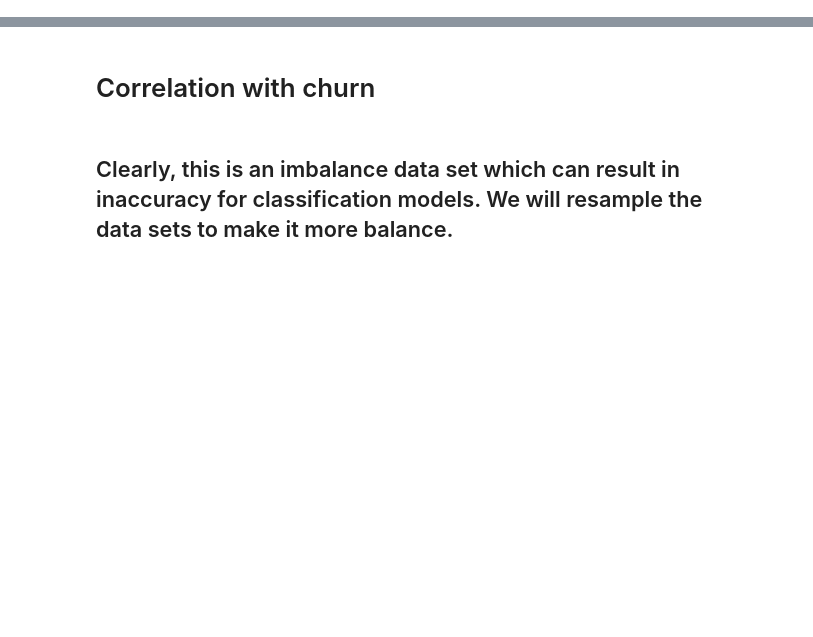
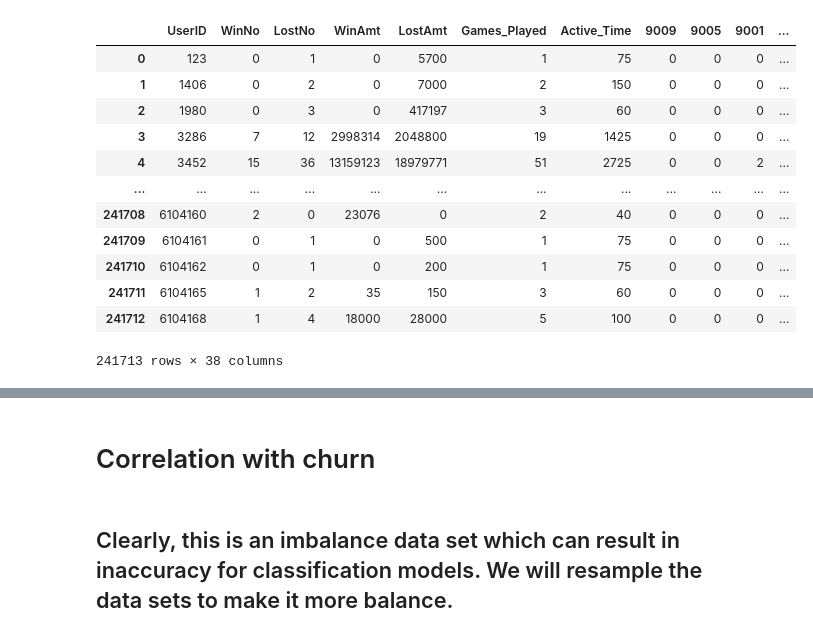
Before and after one commit to lechiben/churn-ltv-prediction, a Jupyter notebook: Churn Rate Prediction.ipynb, the cells around one changed output, grey strips where cells are left out. Cells and saved outputs as stored; diff of their text form; code cells hidden in the pictures; blank space fills up the shorter version.

```diff
--- a/Churn Rate Prediction.ipynb
+++ b/Churn Rate Prediction.ipynb
@@ -419,0 +301,4 @@ play_log_train
+# %%
+# Aggregates the attributes of unique users
+player_details=play_log_df.groupby(['UserID']).sum()[features_list].reset_index()
+player_details.head()
@@ -419,0 +313,32 @@ play_log_train
+# %%
+# Slice transactions that corresponds with the play log
+transactions_df_01_13_05_2020=transactions_df.loc[(transactions_df['Date']>='2020-05-01') & (transactions_df['Date']<='2020-05-13')]
+
+# Sum in-game purchase by users during t0 -> t4
+transactions_df_01_13_05_2020=pd.DataFrame(transactions_df_01_13_05_2020.groupby(['UserID']).sum()['Amount'])
+transactions_df_01_13_05_2020.reset_index(level='UserID')
+transactions_df_01_13_05_2020
+
+# Merge transactions records with play log and fill in 0 for users that did not make any purchase in the period
+player_details=player_details.merge(transactions_df_01_13_05_2020, on='UserID', how='left')
+player_details=player_details.fillna(0)
+
+# Create Winning Rate and Losing Rate for all unique users
+player_details['WinningRate']=player_details['WinNo']/player_details['Games_Played']
+player_details['LosingRate']=player_details['LostNo']/player_details['Games_Played']
+# %%
+player_details
+# %% [output]
+|  | UserID | WinNo | LostNo | WinAmt | LostAmt | Games_Played | Active_Time | 9009 | 9005 | 9001 | ... |
+| 0 | 123 | 0 | 1 | 0 | 5700 | 1 | 75 | 0 | 0 | 0 | ... |
+| 1 | 1406 | 0 | 2 | 0 | 7000 | 2 | 150 | 0 | 0 | 0 | ... |
+| 2 | 1980 | 0 | 3 | 0 | 417197 | 3 | 60 | 0 | 0 | 0 | ... |
+| 3 | 3286 | 7 | 12 | 2998314 | 2048800 | 19 | 1425 | 0 | 0 | 0 | ... |
+| 4 | 3452 | 15 | 36 | 13159123 | 18979771 | 51 | 2725 | 0 | 0 | 2 | ... |
+| ... | ... | ... | ... | ... | ... | ... | ... | ... | ... | ... | ... |
+| 241708 | 6104160 | 2 | 0 | 23076 | 0 | 2 | 40 | 0 | 0 | 0 | ... |
+| 241709 | 6104161 | 0 | 1 | 0 | 500 | 1 | 75 | 0 | 0 | 0 | ... |
+| 241710 | 6104162 | 0 | 1 | 0 | 200 | 1 | 75 | 0 | 0 | 0 | ... |
+| 241711 | 6104165 | 1 | 2 | 35 | 150 | 3 | 60 | 0 | 0 | 0 | ... |
+| 241712 | 6104168 | 1 | 4 | 18000 | 28000 | 5 | 100 | 0 | 0 | 0 | ... |
+241713 rows × 38 columns
```
Also changed, not shown: parts of 67 cells of this notebook.
